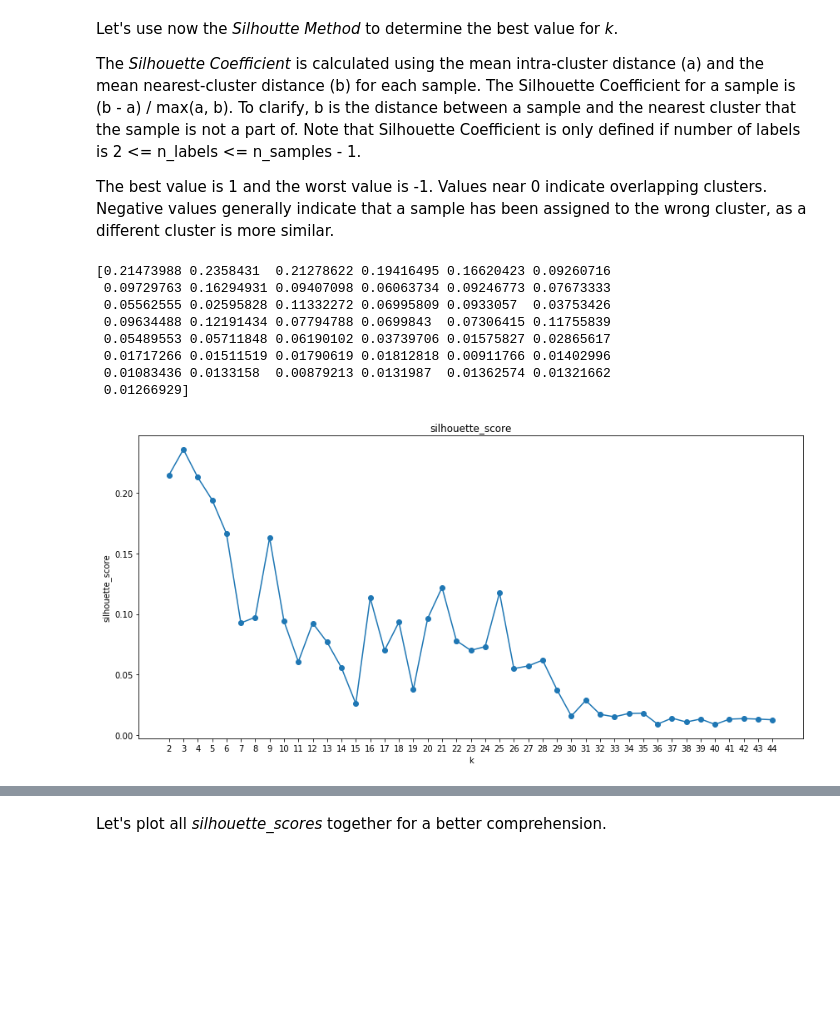
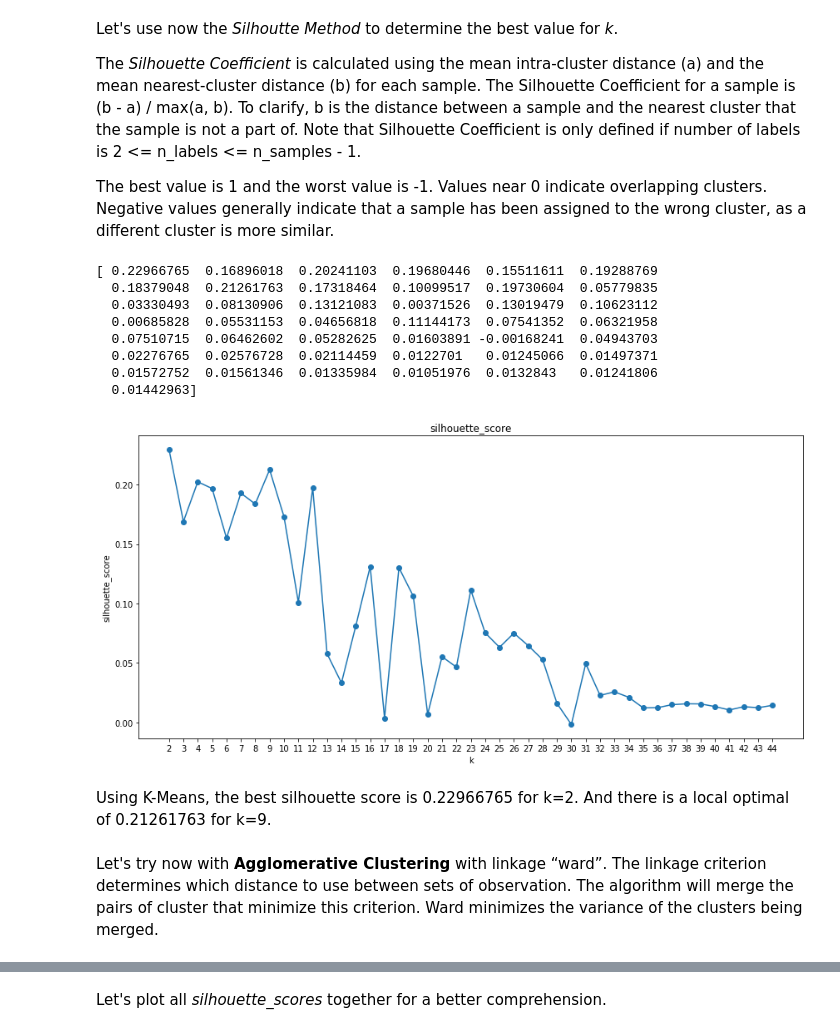
Before and after one commit to dgallo88/Amsterdam_Neighborhoods, a Jupyter notebook: Amsterdam_Neighborhoods.ipynb, the cells around one changed output, grey strips where cells are left out. Saved outputs shown, nothing was run; the diff lists cells and outputs as text; code cells hidden in the pictures; blank space fills up the shorter version.

```diff
--- a/Amsterdam_Neighborhoods.ipynb
+++ b/Amsterdam_Neighborhoods.ipynb
@@ -263,6 +257,7 @@ neighborhoods.loc[neighborhoods['Neighborhood']=='Bijlmer-Oost', ['Latitude', 'L
 neighborhoods.loc[neighborhoods['Neighborhood']=='Centrum-Oost', ['Latitude', 'Longitude']] = [52.36456,4.90678]
 neighborhoods.loc[neighborhoods['Neighborhood']=='Waterland', ['Latitude', 'Longitude']] = [52.39345,4.99409]
 neighborhoods.loc[neighborhoods['Neighborhood']=='Oud-Oost', ['Latitude', 'Longitude']] = [52.35999,4.92523]
+neighborhoods.loc[neighborhoods['Neighborhood']=='Elzenhagen', ['Latitude', 'Longitude']] = [52.40351,4.93072]
 
 neighborhoods
 # %% [output]
@@ -766,37 +761,41 @@ The best value is 1 and the worst value is -1. Values near 0 indicate overlappin
 # %%
 from sklearn.metrics import silhouette_score
 
 # Best k
 Ks=45
-silhouette_list_kmeans_elkan =  np.zeros((Ks-2))
+silhouette_list_kmeans =  np.zeros((Ks-2))
 
 #Run k-means with different Ks
 for k in range(2,Ks):
-    k_means = KMeans(init = "k-means++", n_clusters = k, n_init = 10, algorithm="elkan", random_state = 0).fit(amsterdam_grouped_clustering)
-    silhouette_list_kmeans_elkan[k-2] = silhouette_score(amsterdam_grouped_clustering, k_means.labels_)
+    k_means = KMeans(init = "k-means++", n_clusters = k, n_init = 10, random_state = 0).fit(amsterdam_grouped_clustering)
+    silhouette_list_kmeans[k-2] = silhouette_score(amsterdam_grouped_clustering, k_means.labels_)
 
-print(silhouette_list_kmeans_elkan)
+print(silhouette_list_kmeans)
 
 k= range(2,Ks)
 
 fig = plt.figure()
 fig.set_figwidth(12) # set width
 fig.set_figheight(6) # set height
 
-plt.plot(k, silhouette_list_kmeans_elkan,'o-')
+plt.plot(k, silhouette_list_kmeans,'o-')
 plt.title('silhouette_score')
 plt.ylabel('silhouette_score')
 plt.xlabel('k')
 plt.tight_layout()
 plt.xticks(k,k)
 plt.show()
 # %% [output]
-[0.21473988 0.2358431  0.21278622 0.19416495 0.16620423 0.09260716
- 0.09729763 0.16294931 0.09407098 0.06063734 0.09246773 0.07673333
- 0.05562555 0.02595828 0.11332272 0.06995809 0.0933057  0.03753426
- 0.09634488 0.12191434 0.07794788 0.0699843  0.07306415 0.11755839
- 0.05489553 0.05711848 0.06190102 0.03739706 0.01575827 0.02865617
- 0.01717266 0.01511519 0.01790619 0.01812818 0.00911766 0.01402996
- 0.01083436 0.0133158  0.00879213 0.0131987  0.01362574 0.01321662
- 0.01266929]
+[ 0.22966765  0.16896018  0.20241103  0.19680446  0.15511611  0.19288769
+  0.18379048  0.21261763  0.17318464  0.10099517  0.19730604  0.05779835
+  0.03330493  0.08130906  0.13121083  0.00371526  0.13019479  0.10623112
+  0.00685828  0.05531153  0.04656818  0.11144173  0.07541352  0.06321958
+  0.07510715  0.06462602  0.05282625  0.01603891 -0.00168241  0.04943703
+  0.02276765  0.02576728  0.02114459  0.0122701   0.01245066  0.01497371
+  0.01572752  0.01561346  0.01335984  0.01051976  0.0132843   0.01241806
+  0.01442963]
-[figure, old version]
+[figure, new version]
+# %% [markdown]
+Using K-Means, the best silhouette score is 0.22966765 for k=2. And there is a local optimal of 0.21261763 for k=9.
+# %% [markdown]
+Let's try now with **Agglomerative Clustering**  with linkage “ward”. The linkage criterion determines which distance to use between sets of observation. The algorithm will merge the pairs of cluster that minimize this criterion. Ward minimizes the variance of the clusters being merged.
```
Also changed, not shown: parts of 102 cells of this notebook.
